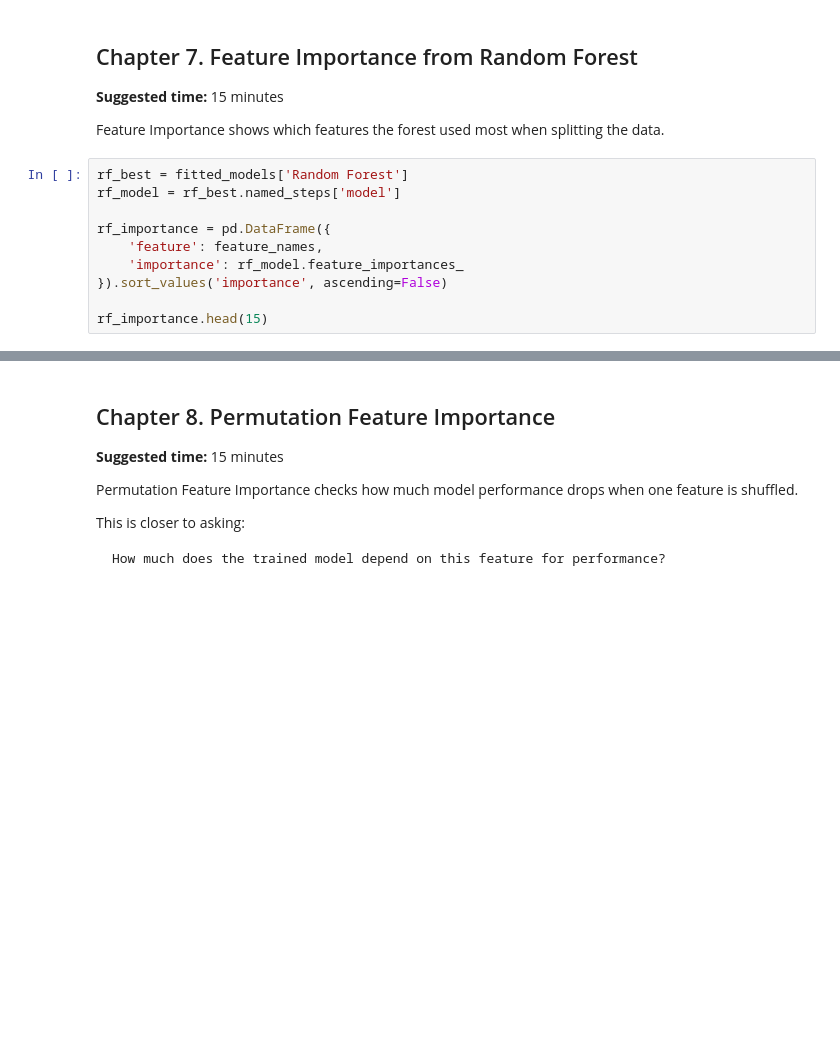
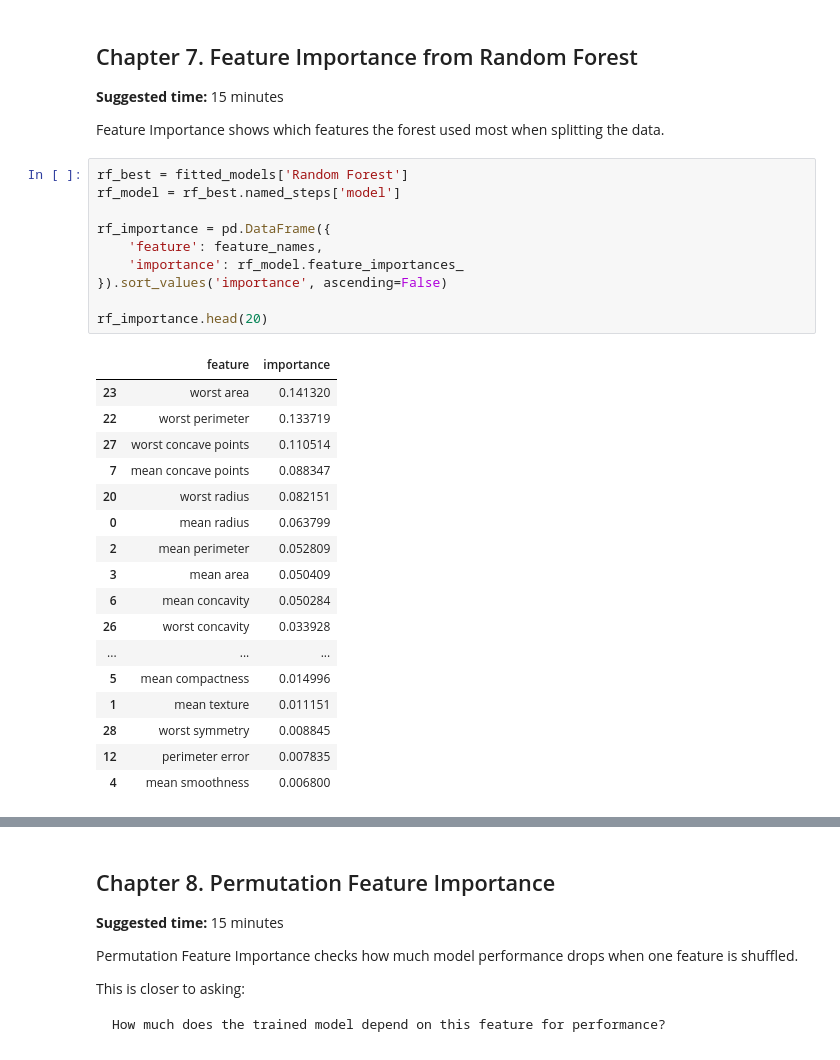
Before and after one commit to firdaus0998/ADALL_github, a Jupyter notebook: ADALL_Week6_Reasoning_and_Justification_Session1.ipynb, the cells around one changed output, grey strips where cells are left out. Cells and saved outputs as stored; diff of their text form; blank space fills up the shorter version.

```diff
--- a/ADALL_Week6_Reasoning_and_Justification_Session1.ipynb
+++ b/ADALL_Week6_Reasoning_and_Justification_Session1.ipynb
@@ -339,13 +344,31 @@ Feature Importance shows which features the forest used most when splitting the
 # %%
 rf_best = fitted_models['Random Forest']
 rf_model = rf_best.named_steps['model']
 
 rf_importance = pd.DataFrame({
     'feature': feature_names,
     'importance': rf_model.feature_importances_
 }).sort_values('importance', ascending=False)
 
-rf_importance.head(15)
+rf_importance.head(20)
+# %% [output]
+|  | feature | importance |
+| 23 | worst area | 0.141320 |
+| 22 | worst perimeter | 0.133719 |
+| 27 | worst concave points | 0.110514 |
+| 7 | mean concave points | 0.088347 |
+| 20 | worst radius | 0.082151 |
+| 0 | mean radius | 0.063799 |
+| 2 | mean perimeter | 0.052809 |
+| 3 | mean area | 0.050409 |
+| 6 | mean concavity | 0.050284 |
+| 26 | worst concavity | 0.033928 |
+| ... | ... | ... |
+| 5 | mean compactness | 0.014996 |
+| 1 | mean texture | 0.011151 |
+| 28 | worst symmetry | 0.008845 |
+| 12 | perimeter error | 0.007835 |
+| 4 | mean smoothness | 0.006800 |
 # %%
 top_fi = rf_importance.head(12).sort_values('importance')
 
```
Also changed, not shown: parts of 2 cells of this notebook.
